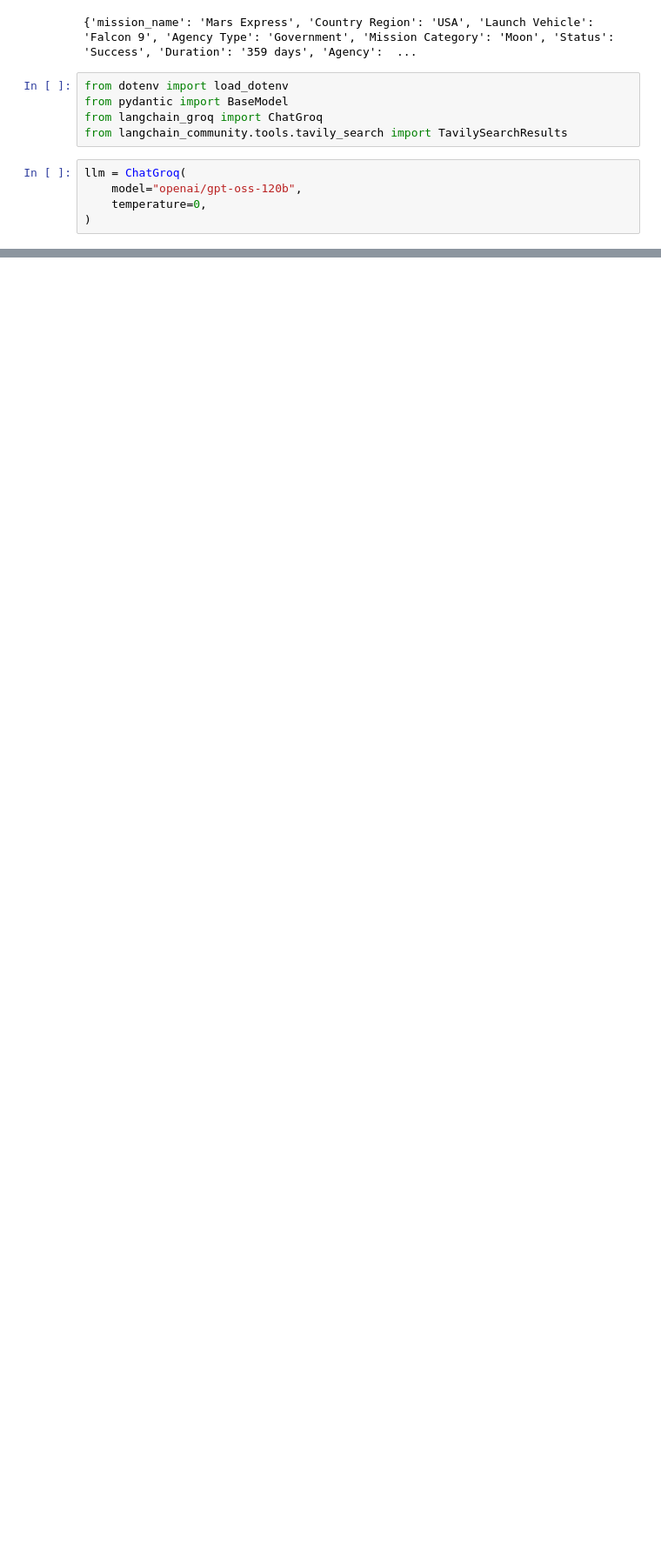
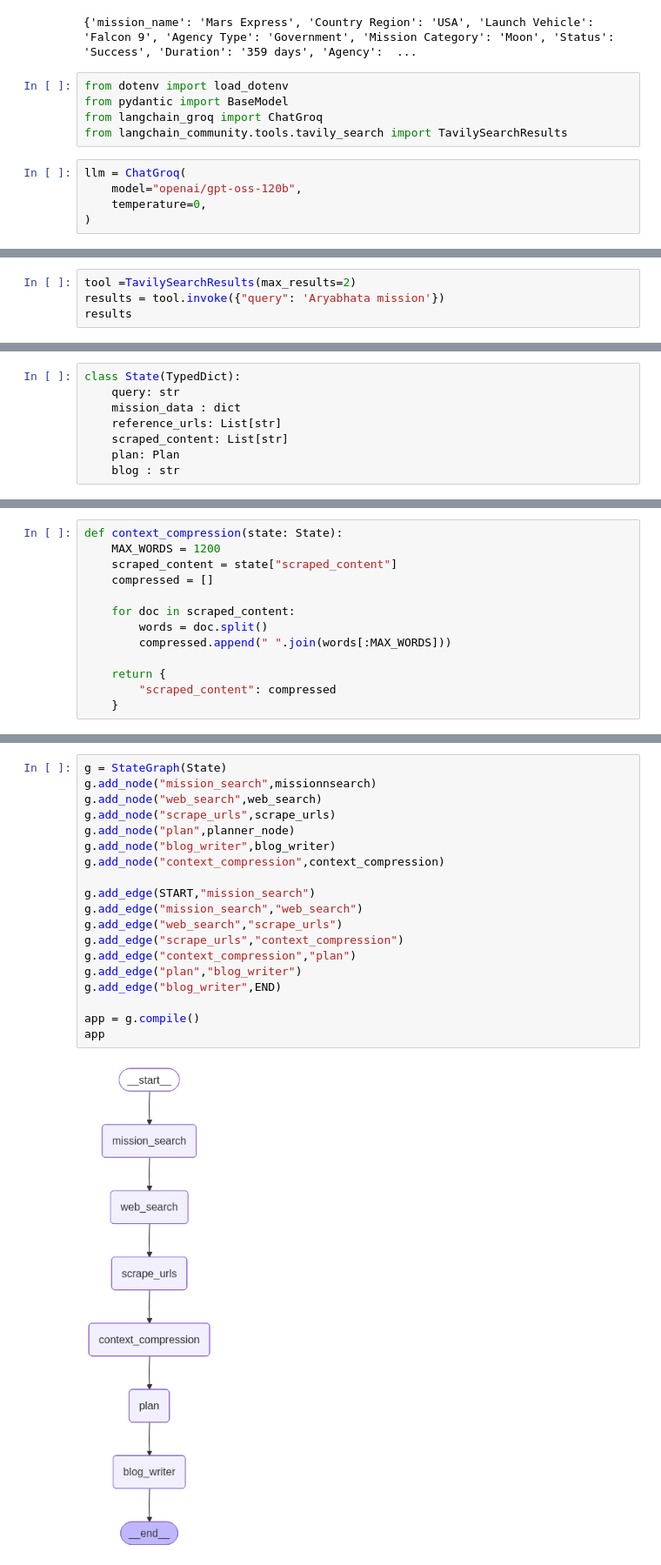
Before and after one commit to NigHtMare16K/space-mission-intelligence-platform, a Jupyter notebook: MissionSearch.ipynb, the cells around one changed output, grey strips where cells are left out. Shown at 87% size. Drawn from its saved outputs; the diff is of its cells as text; blank space fills up the shorter version.

```diff
--- a/MissionSearch.ipynb
+++ b/MissionSearch.ipynb
@@ -153,0 +106,4 @@ NASA explores the unknown in air and space, innovates for the benefit of humanit
+# %%
+tool =TavilySearchResults(max_results=2)
+results = tool.invoke({"query": 'Aryabhata mission'})
+results
@@ -153,0 +166,8 @@ NASA explores the unknown in air and space, innovates for the benefit of humanit
+# %%
+class State(TypedDict):
+    query: str
+    mission_data : dict
+    reference_urls: List[str]
+    scraped_content: List[str]
+    plan: Plan
+    blog : str
@@ -153,0 +300,13 @@ NASA explores the unknown in air and space, innovates for the benefit of humanit
+# %%
+def context_compression(state: State):
+    MAX_WORDS = 1200
+    scraped_content = state["scraped_content"]
+    compressed = []
+
+    for doc in scraped_content:
+        words = doc.split()
+        compressed.append(" ".join(words[:MAX_WORDS]))
+
+    return {
+        "scraped_content": compressed
+    }
@@ -153,0 +382,21 @@ NASA explores the unknown in air and space, innovates for the benefit of humanit
+# %%
+g = StateGraph(State)
+g.add_node("mission_search",missionnsearch)
+g.add_node("web_search",web_search)
+g.add_node("scrape_urls",scrape_urls)
+g.add_node("plan",planner_node)
+g.add_node("blog_writer",blog_writer)
+g.add_node("context_compression",context_compression)
+
+g.add_edge(START,"mission_search")
+g.add_edge("mission_search","web_search")
+g.add_edge("web_search","scrape_urls")
+g.add_edge("scrape_urls","context_compression")
+g.add_edge("context_compression","plan")
+g.add_edge("plan","blog_writer")
+g.add_edge("blog_writer",END)
+
+app = g.compile()
+app
+# %% [output]
+[figure, added]
```
Also changed, not shown: parts of 20 cells of this notebook, 51 other files.
